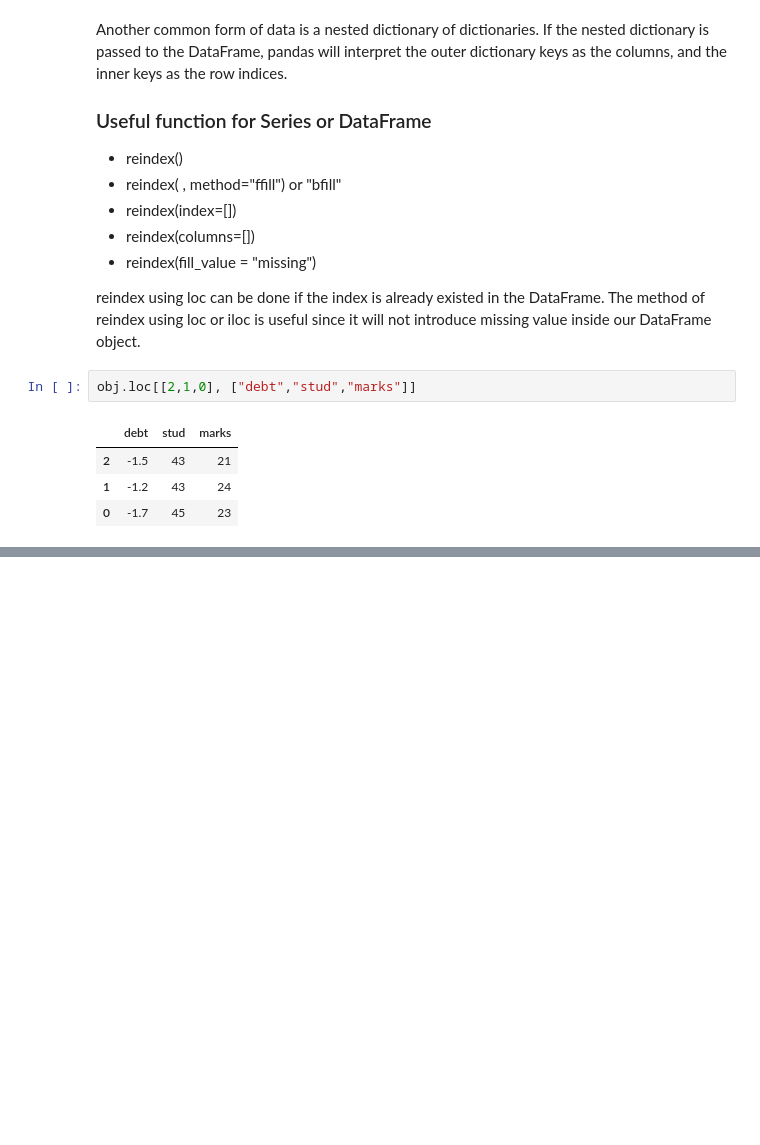
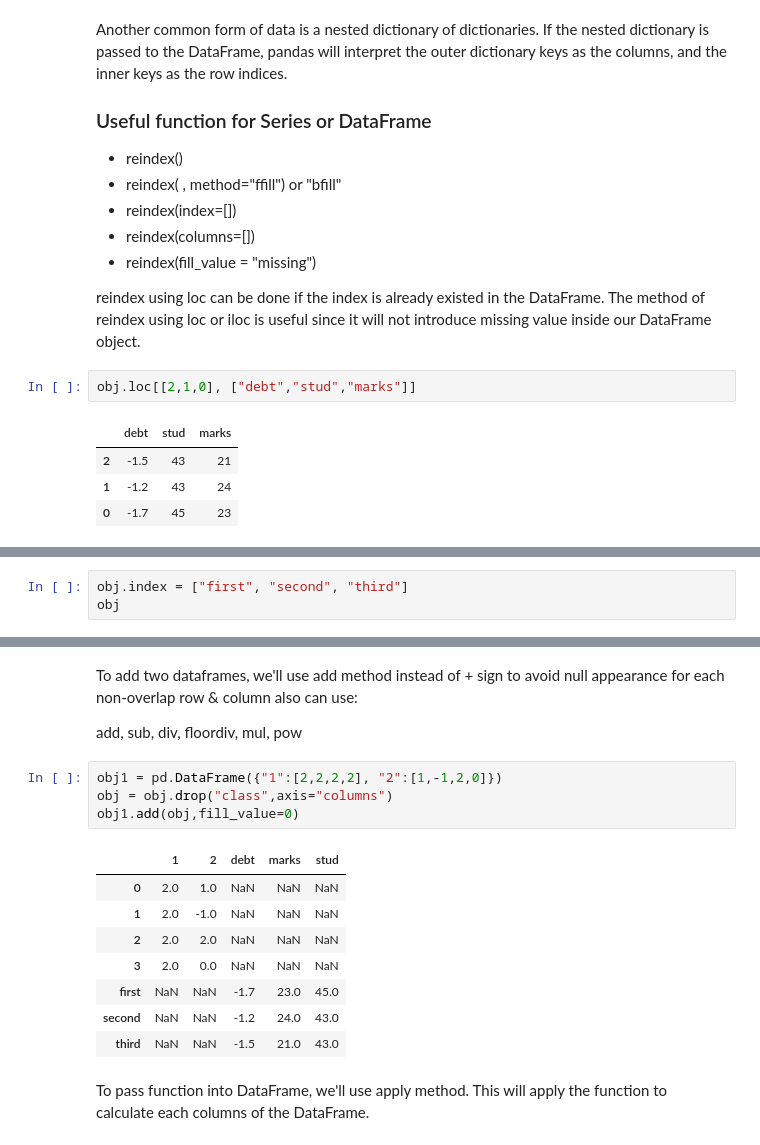
Before and after one commit to FaizAzhar/DataScience-studies, a Jupyter notebook: Notebook Tutorial.ipynb, the cells around one changed output, grey strips where cells are left out. Cells and saved outputs as stored; diff of their text form; blank space fills up the shorter version.

```diff
--- a/Notebook Tutorial.ipynb
+++ b/Notebook Tutorial.ipynb
@@ -604,0 +627,3 @@ cannot be done because column 'testin' do not exist
+# %%
+obj.index = ["first", "second", "third"]
+obj
@@ -604,0 +649,20 @@ cannot be done because column 'testin' do not exist
+# %% [markdown]
+To add two dataframes, we'll use add method instead of + sign to avoid null appearance for each non-overlap row & column
+also can use:
+
+add, sub, div, floordiv, mul, pow
+# %%
+obj1 = pd.DataFrame({"1":[2,2,2,2], "2":[1,-1,2,0]})
+obj = obj.drop("class",axis="columns")
+obj1.add(obj,fill_value=0)
+# %% [output]
+|  | 1 | 2 | debt | marks | stud |
+| 0 | 2.0 | 1.0 | NaN | NaN | NaN |
+| 1 | 2.0 | -1.0 | NaN | NaN | NaN |
+| 2 | 2.0 | 2.0 | NaN | NaN | NaN |
+| 3 | 2.0 | 0.0 | NaN | NaN | NaN |
+| first | NaN | NaN | -1.7 | 23.0 | 45.0 |
+| second | NaN | NaN | -1.2 | 24.0 | 43.0 |
+| third | NaN | NaN | -1.5 | 21.0 | 43.0 |
+# %% [markdown]
+To pass function into DataFrame, we'll use apply method. This will apply the function to calculate each columns of the DataFrame.
```
Also changed, not shown: parts of 10 cells of this notebook.
